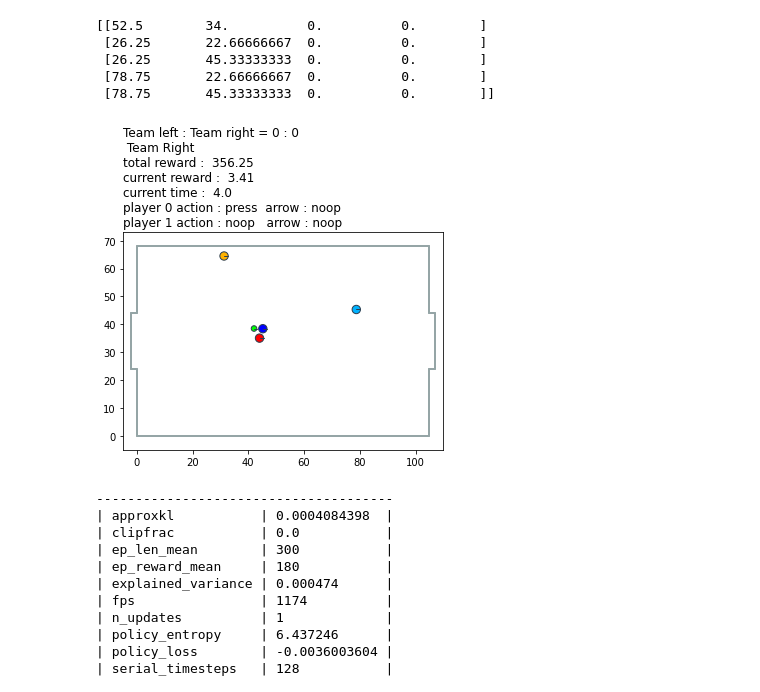
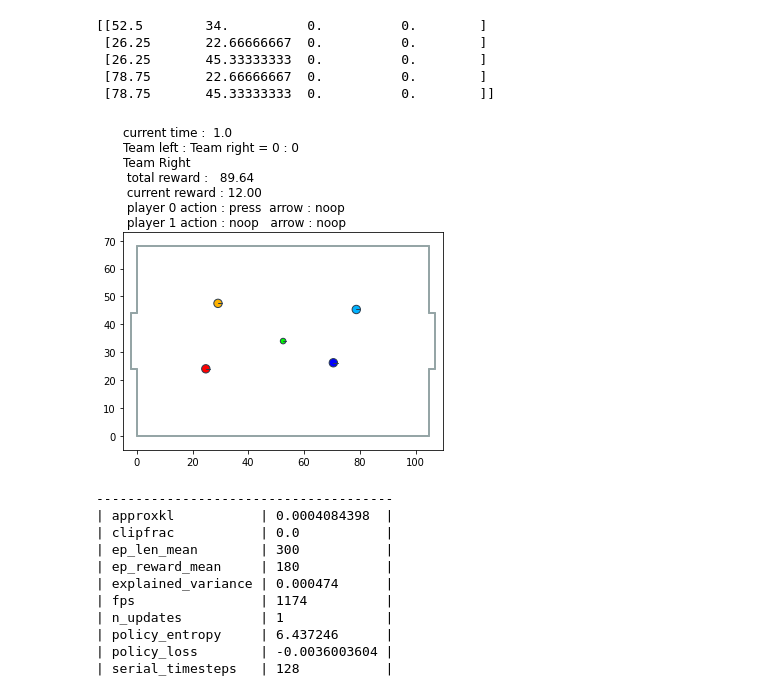
Before and after one commit to zhengxingXue/gym_futbol_v1, a Jupyter notebook: tutorial.ipynb, the cells around one changed output. Saved outputs shown, nothing was run; the diff lists cells and outputs as text; code cells hidden in the pictures.

```diff
--- a/tutorial.ipynb
+++ b/tutorial.ipynb
@@ -26,9 +26,9 @@ print(env.reset().reshape((-1,4)))
  [78.75       22.66666667  0.          0.        ]
  [78.75       45.33333333  0.          0.        ]]
 # %%
-total_reward = notebook_render_simple(env, length=40, random=False, action=[0,3,0,0], side=Side.right)
+total_reward = notebook_render_simple(env, length=10, random=False, action=[0,3,0,0], side=Side.right)
 # %% [output]
-[figure, old version]
+[figure, new version]
 # %%
 model, save_dir = ppo2_mlp_policy_train(time_step=10**4)
 # %% [output]
```
Also changed, not shown: 1 other file.
